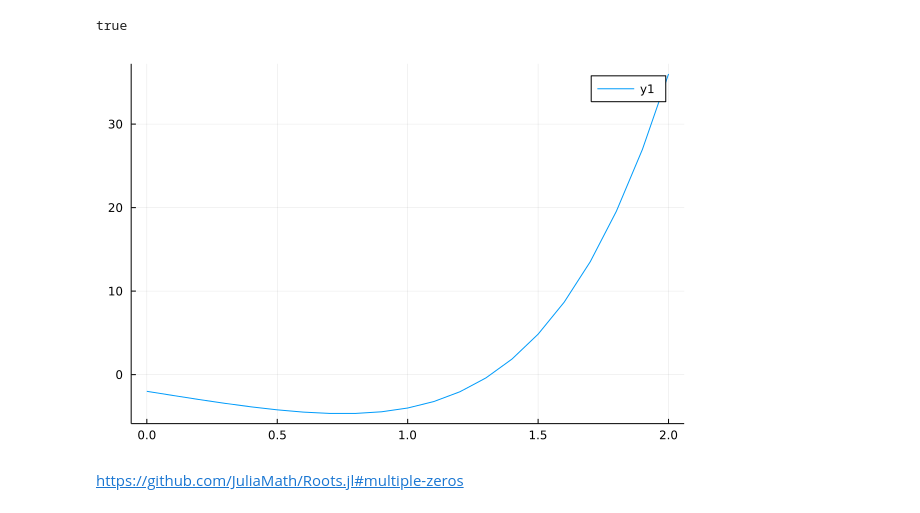
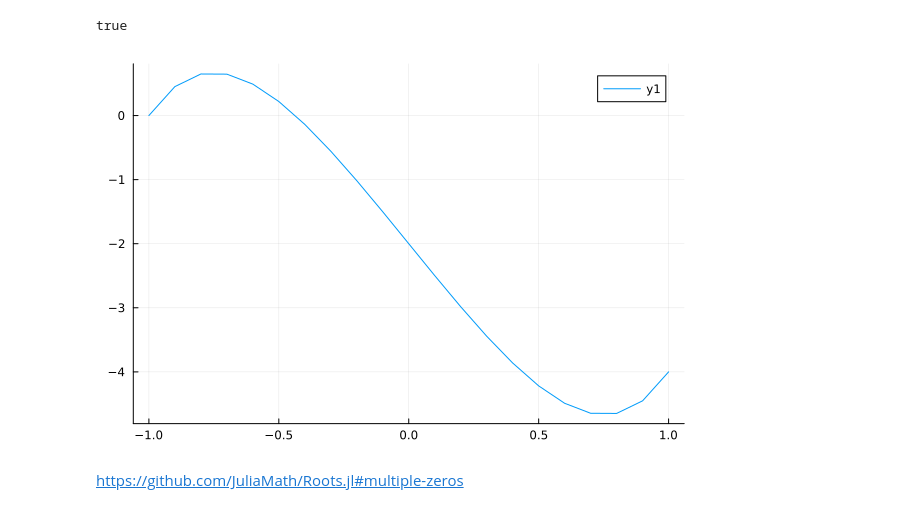
Before and after one commit to sherna90/computacion_numerica, a Jupyter notebook: 5.-newton-raphson.ipynb, the cells around one changed output. Saved outputs shown, nothing was run; the diff lists cells and outputs as text; code cells hidden in the pictures.

```diff
--- a/5.-newton-raphson.ipynb
+++ b/5.-newton-raphson.ipynb
@@ -68,12 +76,12 @@ true
 # %%
 using Plots
 
-x=0:0.1:2
+x=-1:0.1:1
 y=f.(x)
 
 plot(x,y)
 # %% [output]
-[figure, old version]
+[figure, new version]
 # %% [markdown]
 https://github.com/JuliaMath/Roots.jl#multiple-zeros
 # %%
```
Also changed, not shown: parts of 21 cells of this notebook, 2 other files.
